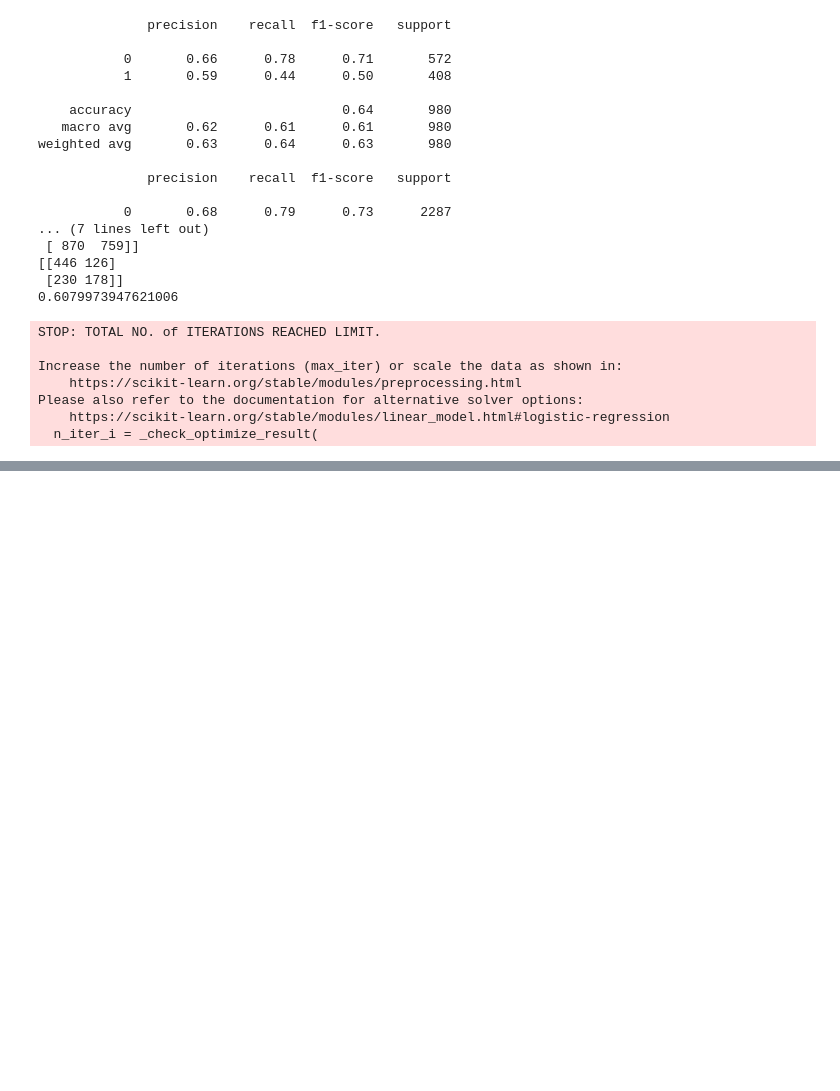
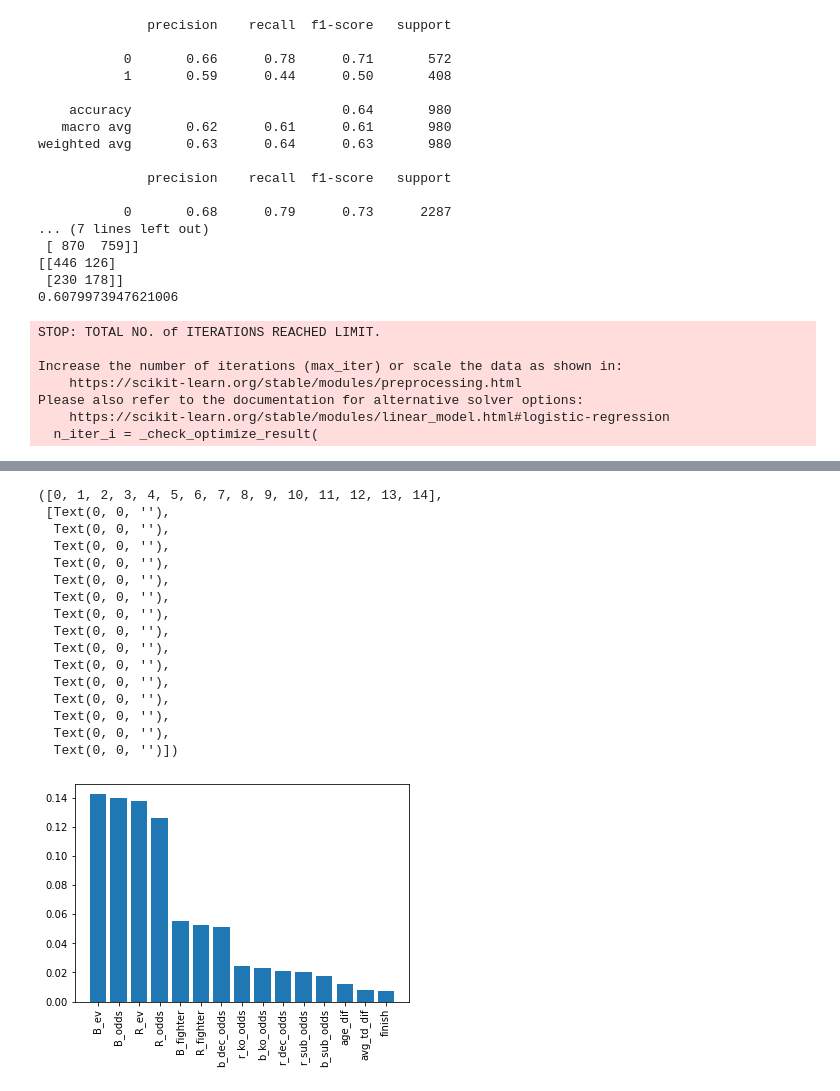
Before and after one commit to kyuro7793/MMA-fight-predictor, a Jupyter notebook: mmadata.ipynb, the cells around one changed output, grey strips where cells are left out. Cells and saved outputs as stored; diff of their text form; code cells hidden in the pictures; blank space fills up the shorter version.

```diff
--- a/mmadata.ipynb
+++ b/mmadata.ipynb
@@ -256,0 +277,7 @@ weighted avg       0.64      0.64      0.63       980
+# %%
+feat_imp={}
+
+for feat,imp in zip(X.columns,model.feature_importances_):
+    feat_imp[feat]=imp
+# %%
+feat_imp_df=pd.DataFrame(feat_imp,index=range(0,1))
@@ -256,0 +304,4 @@ weighted avg       0.64      0.64      0.63       980
+# %%
+feat_imp_df=pd.melt(feat_imp_df)
+# %%
+feat_imp_df=feat_imp_df.sort_values(by="value",ascending=False)
@@ -256,0 +310,21 @@ weighted avg       0.64      0.64      0.63       980
+# %%
+plt.bar(feat_imp_df.head(15).variable,feat_imp_df.head(15).value)
+plt.xticks(rotation="vertical")
+# %% [output]
+([0, 1, 2, 3, 4, 5, 6, 7, 8, 9, 10, 11, 12, 13, 14],
+ [Text(0, 0, ''),
+  Text(0, 0, ''),
+  Text(0, 0, ''),
+  Text(0, 0, ''),
+  Text(0, 0, ''),
+  Text(0, 0, ''),
+  Text(0, 0, ''),
+  Text(0, 0, ''),
+  Text(0, 0, ''),
+  Text(0, 0, ''),
+  Text(0, 0, ''),
+  Text(0, 0, ''),
+  Text(0, 0, ''),
+  Text(0, 0, ''),
+  Text(0, 0, '')])
+[figure, added]
```
Also changed, not shown: parts of 13 cells of this notebook.
